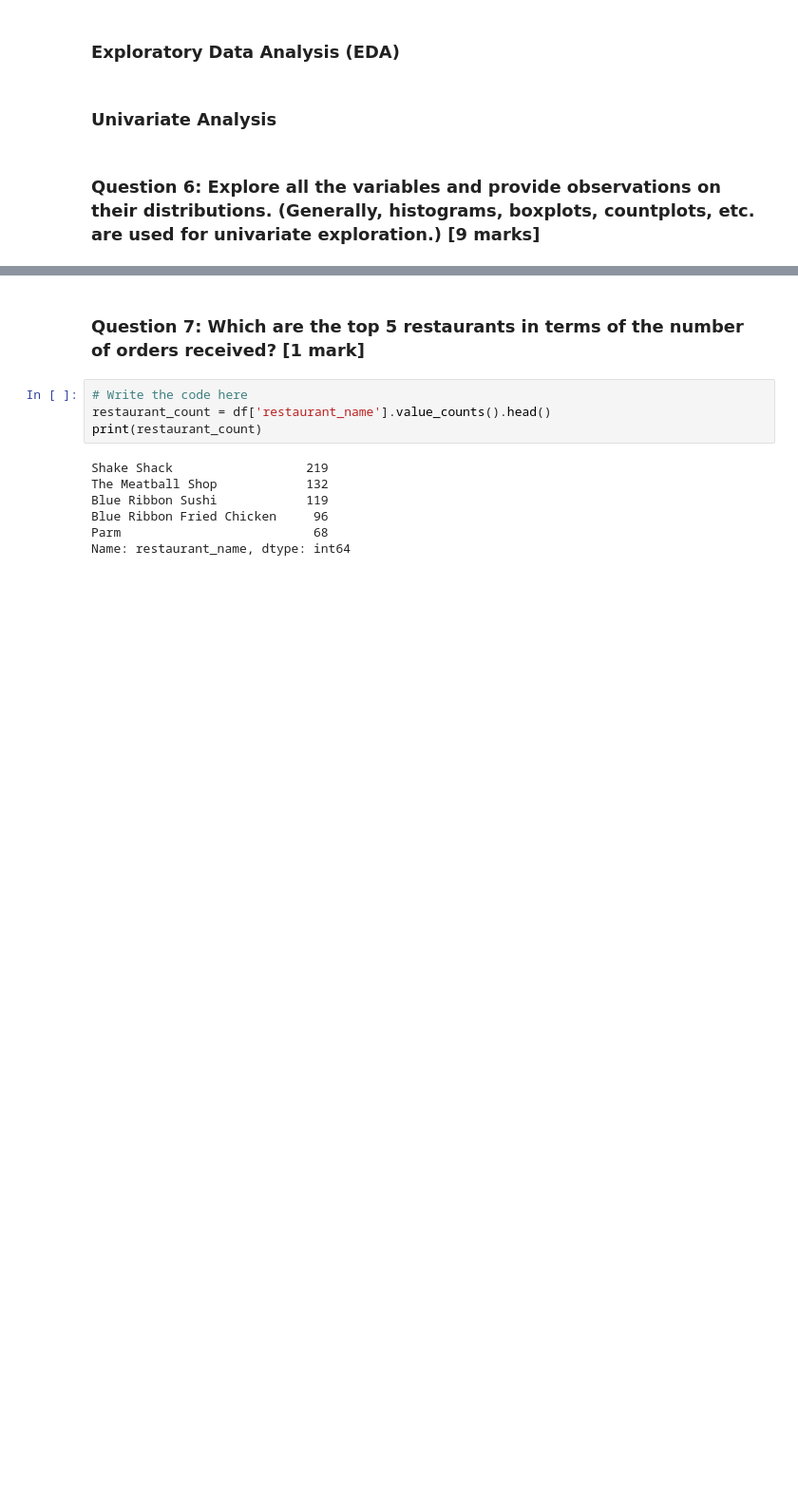
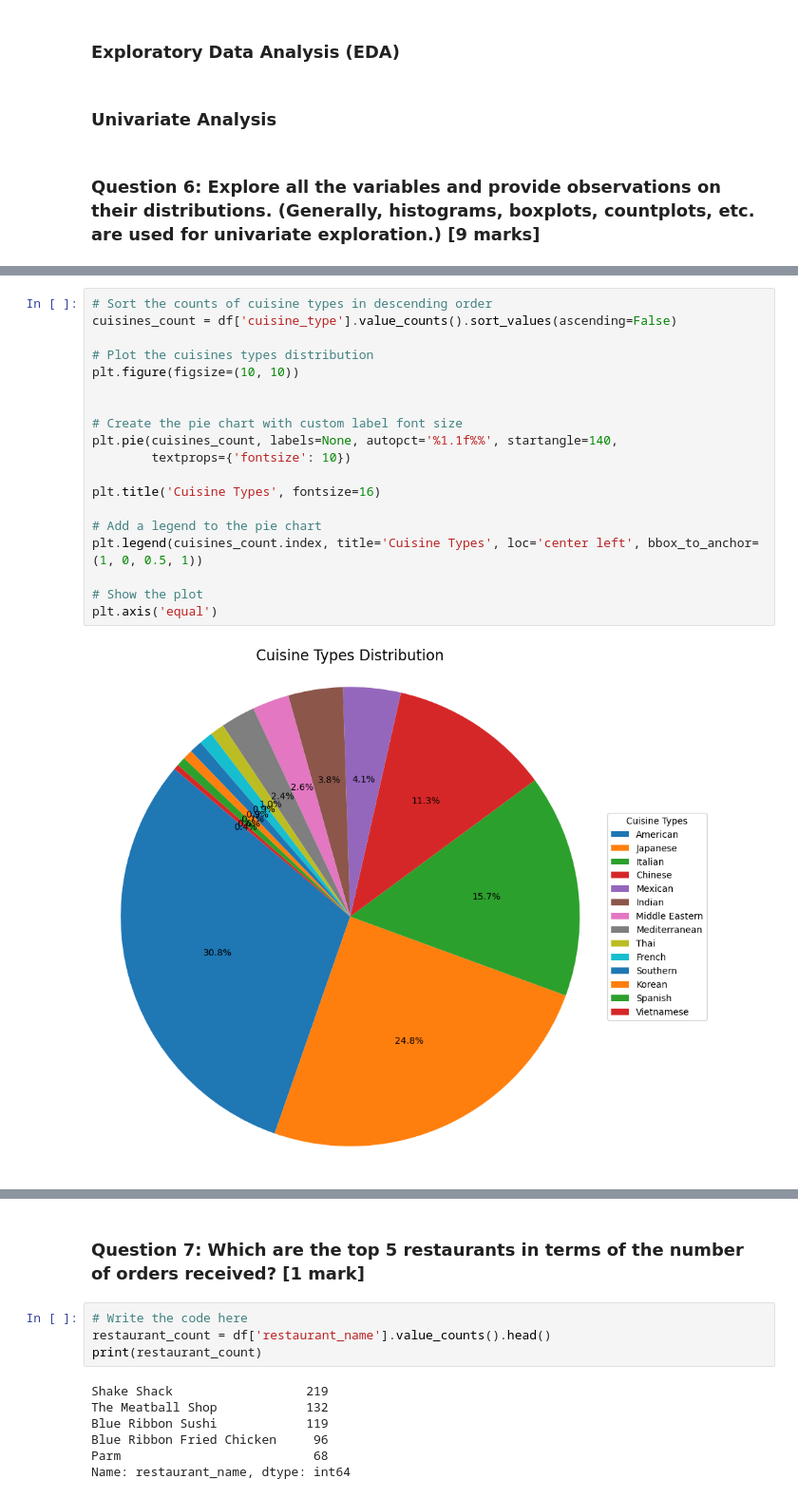
Before and after one commit to ZhiyaoShu/Data-visualization---Foodhub, a Jupyter notebook: FDS_Project_LearnerNotebook_LowCode.ipynb, the cells around one changed output, grey strips where cells are left out. Shown at 95% size. Drawn from its saved outputs; the diff is of its cells as text; blank space fills up the shorter version.

```diff
--- a/FDS_Project_LearnerNotebook_LowCode.ipynb
+++ b/FDS_Project_LearnerNotebook_LowCode.ipynb
@@ -170,0 +172,21 @@ Text(0.5, 0, 'Cuisine Type')
+# %%
+# Sort the counts of cuisine types in descending order
+cuisines_count = df['cuisine_type'].value_counts().sort_values(ascending=False)
+
+# Plot the cuisines types distribution
+plt.figure(figsize=(10, 10))
+
+
+# Create the pie chart with custom label font size
+plt.pie(cuisines_count, labels=None, autopct='%1.1f%%', startangle=140,
+        textprops={'fontsize': 10})
+
+plt.title('Cuisine Types', fontsize=16)
+
+# Add a legend to the pie chart
+plt.legend(cuisines_count.index, title='Cuisine Types', loc='center left', bbox_to_anchor=(1, 0, 0.5, 1))
+
+# Show the plot
+plt.axis('equal')
+# %% [output]
+[figure, added]
```
Also changed, not shown: parts of 2 cells of this notebook.
